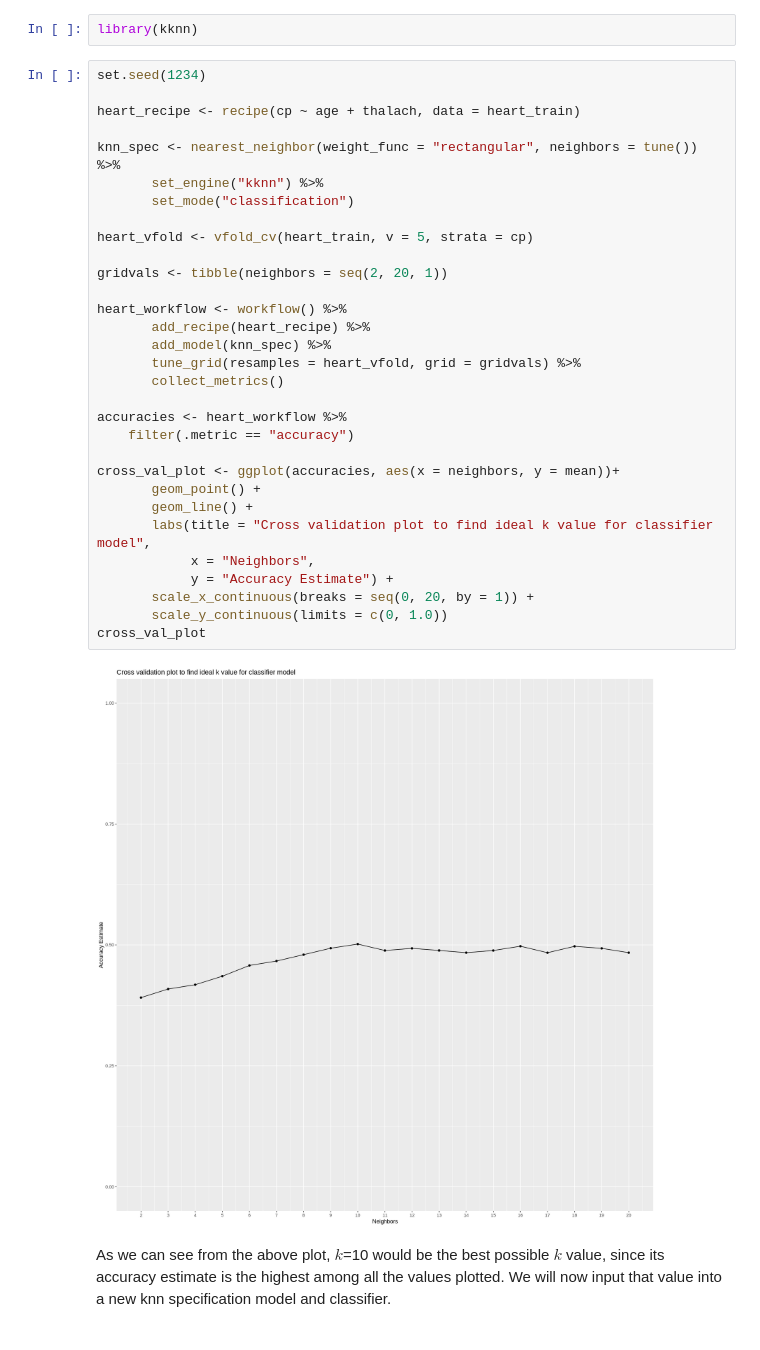
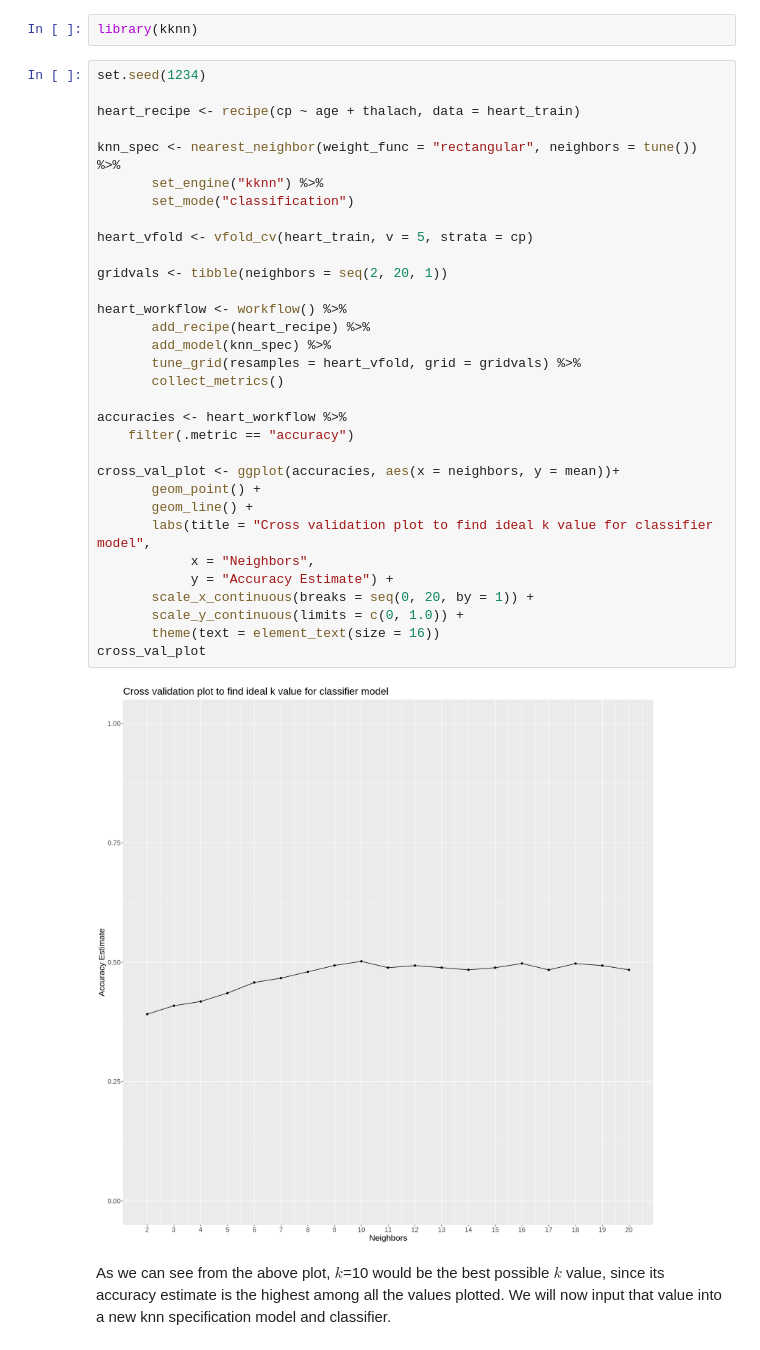
Before and after one commit to hebabm/group-31, a Jupyter notebook: finalreport.ipynb, the cells around one changed output. Drawn from its saved outputs; the diff is of its cells as text.

```diff
--- a/finalreport.ipynb
+++ b/finalreport.ipynb
@@ -312,35 +318,36 @@ library(kknn)
 set.seed(1234)
 
 heart_recipe <- recipe(cp ~ age + thalach, data = heart_train)
 
 knn_spec <- nearest_neighbor(weight_func = "rectangular", neighbors = tune()) %>%
        set_engine("kknn") %>%
        set_mode("classification")
 
 heart_vfold <- vfold_cv(heart_train, v = 5, strata = cp)
 
 gridvals <- tibble(neighbors = seq(2, 20, 1))
 
 heart_workflow <- workflow() %>%
        add_recipe(heart_recipe) %>%
        add_model(knn_spec) %>%
        tune_grid(resamples = heart_vfold, grid = gridvals) %>%
        collect_metrics()
 
 accuracies <- heart_workflow %>%
     filter(.metric == "accuracy")
 
 cross_val_plot <- ggplot(accuracies, aes(x = neighbors, y = mean))+
        geom_point() +
        geom_line() +
        labs(title = "Cross validation plot to find ideal k value for classifier model",
             x = "Neighbors",
             y = "Accuracy Estimate") +
        scale_x_continuous(breaks = seq(0, 20, by = 1)) +
-       scale_y_continuous(limits = c(0, 1.0))
+       scale_y_continuous(limits = c(0, 1.0)) +
+       theme(text = element_text(size = 16))
 cross_val_plot
 # %% [output]
-[figure, old version]
+[figure, new version]
 # %% [markdown]
 As we can see from the above plot, $k$=10 would be the best possible $k$ value, since its accuracy estimate is the highest among all the values plotted. We will now input that value into a new knn specification model and classifier.
 # %%
```
Also changed, not shown: parts of 14 cells of this notebook.
